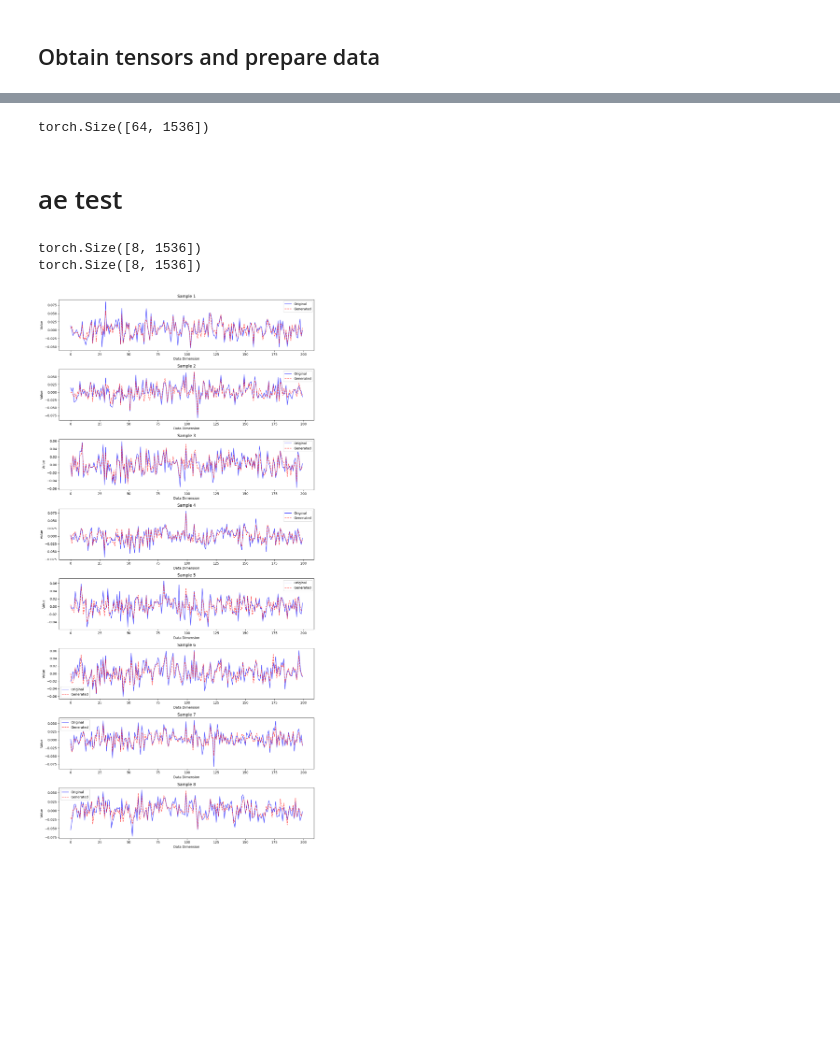
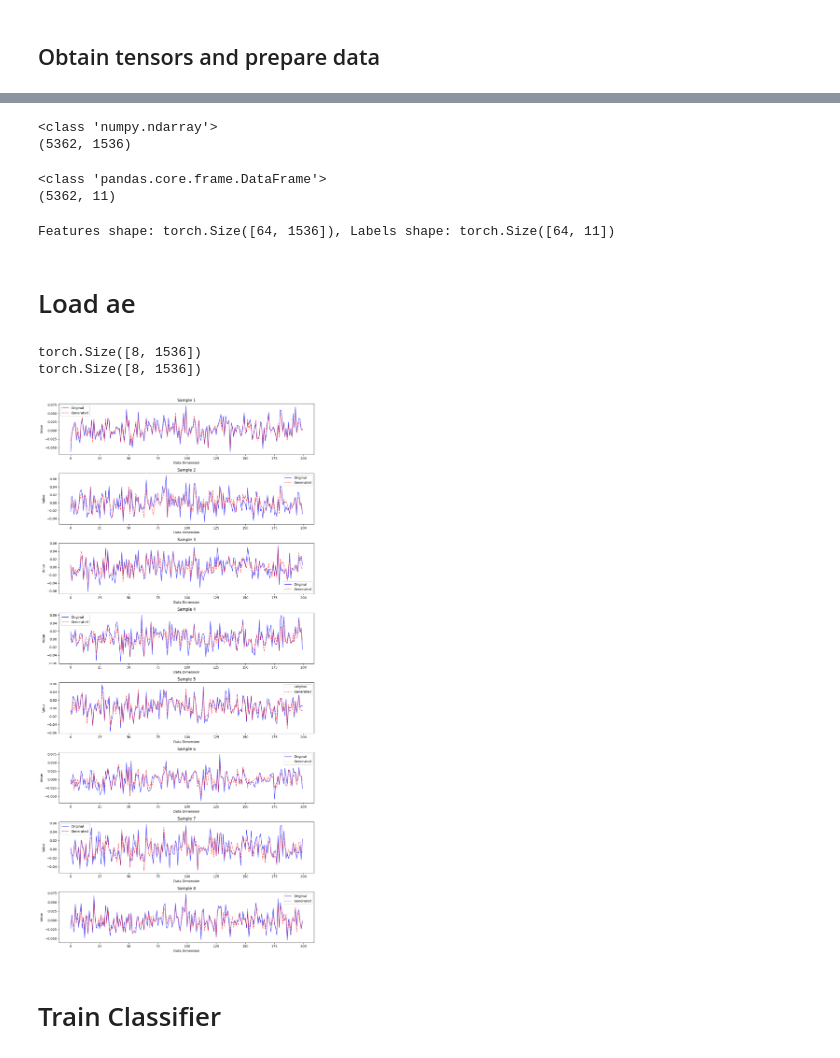
Before and after one commit to GruelFoam/CP3106, a Jupyter notebook: 6_with_neural_network/classification_encoder.ipynb, the cells around one changed output, grey strips where cells are left out. Cells and saved outputs as stored; diff of their text form; code cells hidden in the pictures; blank space fills up the shorter version.

Commit message:
add classifier

```diff
--- a/6_with_neural_network/classification_encoder.ipynb
+++ b/6_with_neural_network/classification_encoder.ipynb
@@ -113,25 +86,71 @@ print(X.shape)
+# %%
+target_list = ['item1_embeddings', 'SP_LONG_DESC_embeddings', 'SP_SHORT_DESC_embeddings', 'ORBIS_PROD_SERV_embeddings', 'ORBIS_OVERVIEW_embeddings']
+info_list = ['cik', 'tic', 'Year', 'GICS_Sector']
+
+# Drop rows that don't have GICS label
+total_embedding = total_embedding.dropna(subset=['GICS_Sector'])
+exp_df = convert_to_array(total_embedding, info_list, target_list, 1536, False)
+# print(type(exp_df))
+# print(exp_df.shape)
+
+# Dictionary to store the stacked embeddings
+embedding_arrays = {}
+label_arrays = {}
+
+# Loop through the columns and apply np.vstack
+for col in target_list:
+    embedding_arrays[col] = np.vstack(exp_df[col].values)
+    nan_mask = ~np.any(np.isnan(embedding_arrays[col]), axis=1)
+
+    embedding_arrays[col] = embedding_arrays[col][nan_mask]
+    label_arrays[col] = exp_df['GICS_Sector'][nan_mask]
+
+X = np.vstack([embedding_arrays['item1_embeddings'],
+               embedding_arrays['SP_LONG_DESC_embeddings'],
+               embedding_arrays['SP_SHORT_DESC_embeddings'],
+               embedding_arrays['ORBIS_PROD_SERV_embeddings'],
+               embedding_arrays['ORBIS_OVERVIEW_embeddings']])
+print(type(X))
+print(X.shape)
+# %% [output]
+<class 'numpy.ndarray'>
+(5362, 1536)
+# %%
+label_df = pd.concat([label_arrays['item1_embeddings'],
+                    label_arrays['SP_LONG_DESC_embeddings'],
+                    label_arrays['SP_SHORT_DESC_embeddings'],
+                    label_arrays['ORBIS_PROD_SERV_embeddings'],
+                    label_arrays['ORBIS_OVERVIEW_embeddings']], ignore_index=True)
+Y = pd.get_dummies(label_df)
+print(type(Y))
+print(Y.shape)
+# %% [output]
+<class 'pandas.core.frame.DataFrame'>
+(5362, 11)
 # %%
 import torch
 import numpy as np
 from torch.utils.data import DataLoader, Dataset, random_split
 
-# Convert NumPy array to PyTorch tensor
-X_tensor = torch.tensor(X, dtype=torch.float32)
+# Convert NumPy arrays to PyTorch tensors
+X_tensor = torch.tensor(X, dtype=torch.float32)  # Input features
+y_tensor = torch.tensor(Y.values, dtype=torch.float32)  # One-hot encoded labels (convert from DataFrame)
 
-# Custom Dataset class for VAE (no labels)
+# Custom Dataset class with labels
 class AE_Dataset(Dataset):
-    def __init__(self, features):
+    def __init__(self, features, labels):
         self.features = features
+        self.labels = labels
 
     def __len__(self):
         return len(self.features)
 
     def __getitem__(self, idx):
-        # Return only the input data (no labels)
-        return self.features[idx]
+        # Return both input data (features) and corresponding labels
+        return self.features[idx], self.labels[idx]
 
-# Create the full dataset
-dataset = AE_Dataset(X_tensor)
+# Create the full dataset with both features and labels
+dataset = AE_Dataset(X_tensor, y_tensor)
 
 # Split dataset into train and test (80% train, 20% test)
 train_size = int(0.8 * len(dataset))
@@ -142,11 +161,12 @@ train_dataset, test_dataset = random_split(dataset, [train_size, test_size])
 train_loader = DataLoader(train_dataset, batch_size=64, shuffle=True)
 test_loader = DataLoader(test_dataset, batch_size=64, shuffle=False)
 
-# Check the shape of a batch
+# Check the shape of a batch (should print both features and labels)
 for batch in train_loader:
-    print(batch.shape)  # (32, 10) assuming batch size of 32
+    features, labels = batch
+    print(f"Features shape: {features.shape}, Labels shape: {labels.shape}")  # (64, 1536) for features, (64, 11) for labels
     break  # Just print the first batch
 # %% [output]
-torch.Size([64, 1536])
+Features shape: torch.Size([64, 1536]), Labels shape: torch.Size([64, 11])
 # %% [markdown]
-# ae test
+# Load ae
@@ -153,36 +178,38 @@ torch.Size([64, 1536])
 # %%
 # Assuming x is a batch of input data (1D, not images)
 x = next(iter(test_loader))  # Get a batch of data
-x = x[8:16]  # Take the first 8 samples in the batch (shape: [8, input_dim])
+x = x[0][8:16]
 
 # Encode the input
 trained_ae.eval()
 with torch.no_grad():
     x = x.unsqueeze(1)
     generated_samples = trained_ae(x.to(device))
 
     # Move to CPU and convert to numpy if necessary
     x = x.cpu()
     x = x.squeeze(1)
     print(x.shape)
     generated_samples = generated_samples.cpu()
     generated_samples = generated_samples.squeeze(1)
     print(generated_samples.shape)
 
     # Plot the original and generated samples in separate subplots
     fig, axes = plt.subplots(8, 1, figsize=(12, 24))  # 8 rows, 1 column
 
     for i in range(8):
         axes[i].plot(x[i][900:1100], label="Original", linestyle='-', color='b', alpha=0.7)
         axes[i].plot(generated_samples[i][900:1100], label="Generated", linestyle='--', color='r', alpha=0.7)
         axes[i].set_title(f"Sample {i+1}")
         axes[i].set_xlabel("Data Dimension")
         axes[i].set_ylabel("Value")
         axes[i].legend()
 
     plt.tight_layout()
     plt.show()
 # %% [output]
 torch.Size([8, 1536])
 torch.Size([8, 1536])
-[figure, old version]
+[figure, new version]
+# %% [markdown]
+# Train Classifier
```
Also changed, not shown: parts of 11 cells of this notebook, 3 other files.
